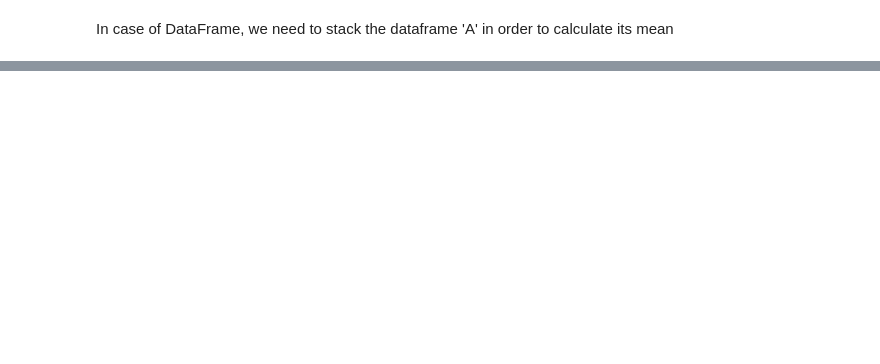
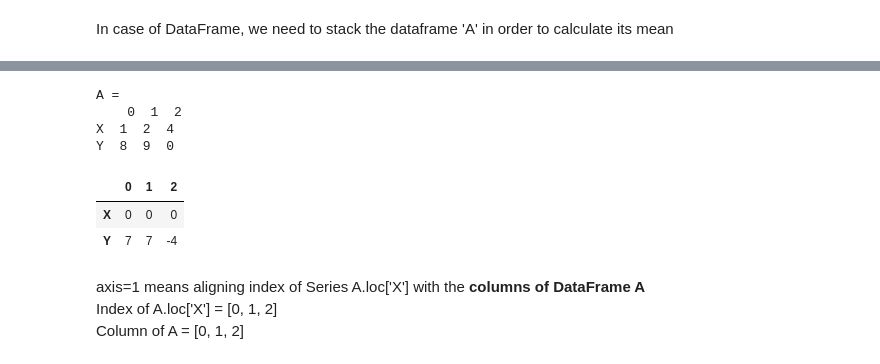
Before and after one commit to vaibhavpandeyprayag/python-ds-handbook, a Jupyter notebook: chapter_3_pandas.ipynb, the cells around one changed output, grey strips where cells are left out. Drawn from its saved outputs; the diff is of its cells as text; code cells hidden in the pictures; blank space fills up the shorter version.

```diff
--- a/chapter_3_pandas.ipynb
+++ b/chapter_3_pandas.ipynb
@@ -400,0 +442,18 @@ Mean of A = 3.5
+# %%
+A = pd.DataFrame([[1, 2, 4], [8, 9, 0]], index=list("XY"))
+print("A =", "\n", A)
+# %% [output]
+A =
+    0  1  2
+X  1  2  4
+Y  8  9  0
+# %%
+A.subtract(A.loc['X'], axis=1)
+# %% [output]
+|  | 0 | 1 | 2 |
+| X | 0 | 0 | 0 |
+| Y | 7 | 7 | -4 |
+# %% [markdown]
+axis=1 means aligning index of Series A.loc['X'] with the **columns of DataFrame A** \
+Index of A.loc['X'] = [0, 1, 2] \
+Column of A = [0, 1, 2]
```
Also changed, not shown: parts of 13 cells of this notebook.
